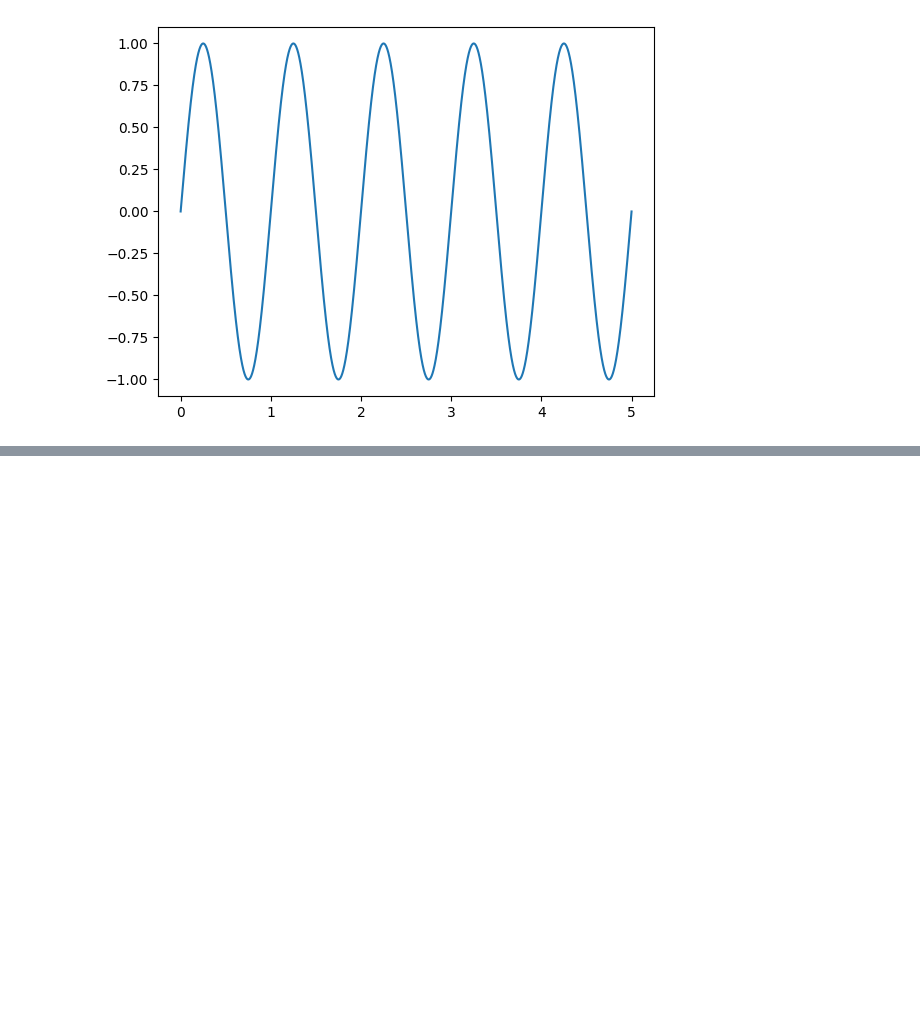
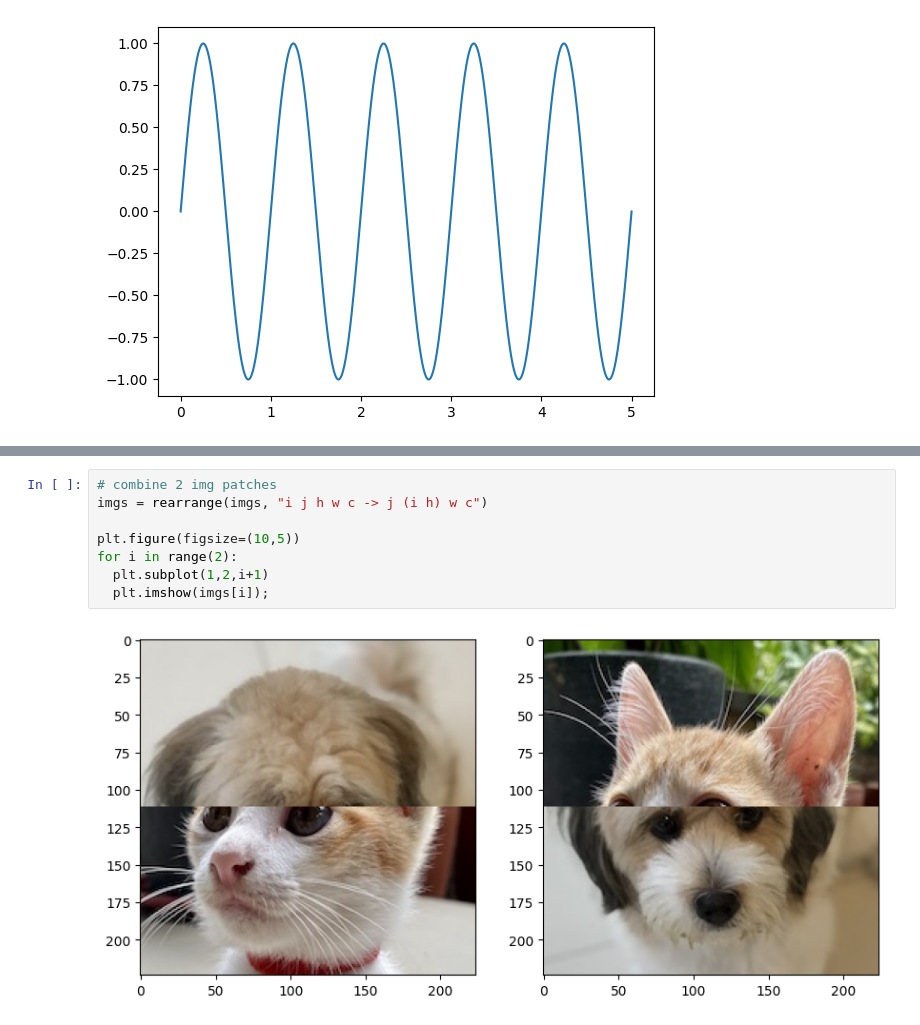
Before and after one commit to cayasryan/Cayas-AI-231, a Jupyter notebook: numpy_test.ipynb, the cells around one changed output, grey strips where cells are left out. Drawn from its saved outputs; the diff is of its cells as text; blank space fills up the shorter version.

```diff
--- a/numpy_test.ipynb
+++ b/numpy_test.ipynb
@@ -41,0 +226,10 @@ plt.plot(t,data);
+# %%
+# combine 2 img patches
+imgs = rearrange(imgs, "i j h w c -> j (i h) w c")
+
+plt.figure(figsize=(10,5))
+for i in range(2):
+  plt.subplot(1,2,i+1)
+  plt.imshow(imgs[i]);
+# %% [output]
+[figure, added]
```
Also changed, not shown: parts of 31 cells of this notebook, 2 other files.
